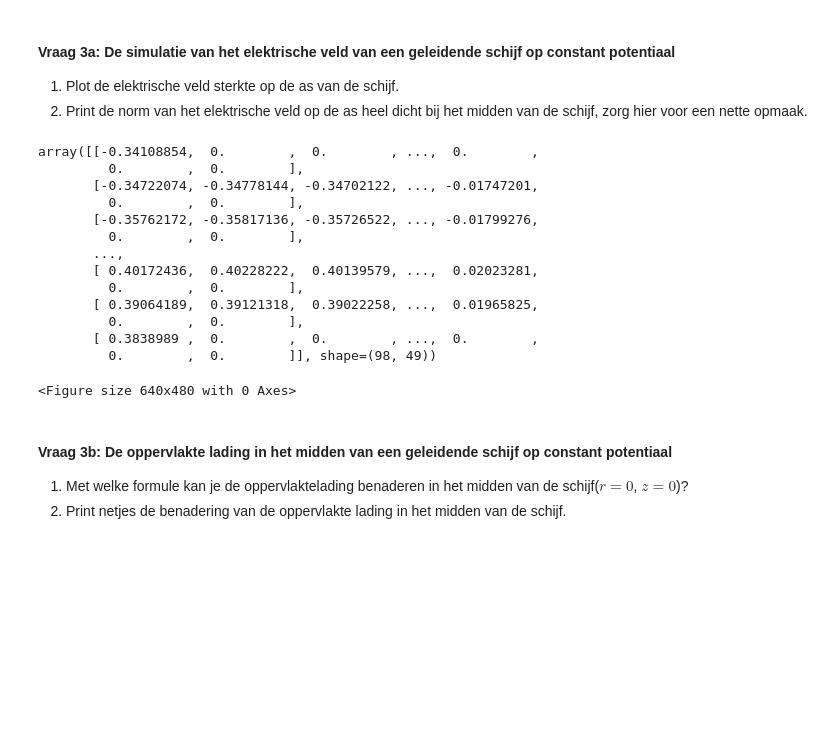
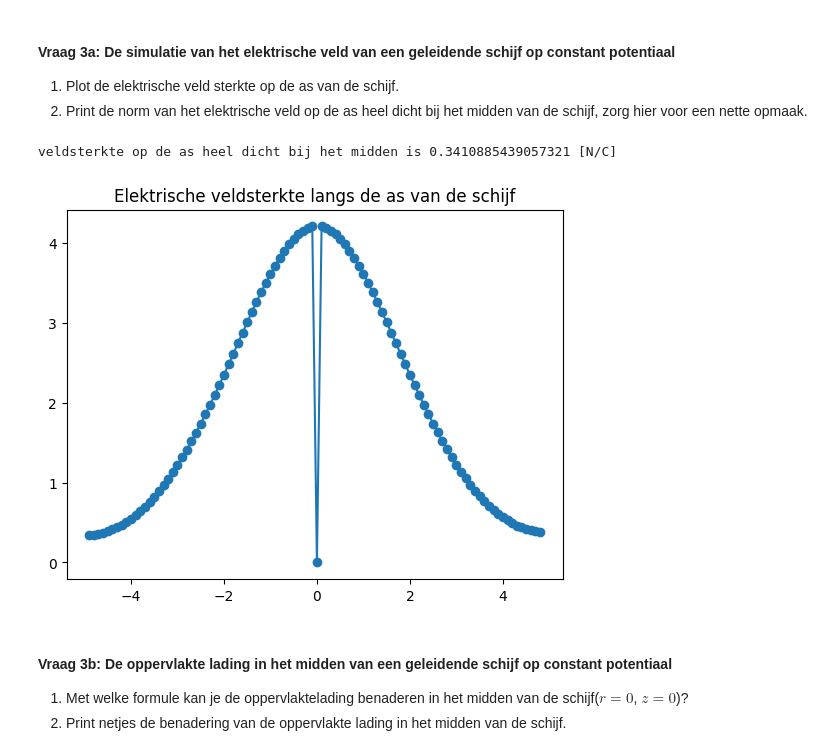
Before and after one commit to sdwijnands/opdrachten-DEF-D, a Jupyter notebook: DigitaleOntwerpopdrachten/1CondensatorOpdracht/CondensatorOntwerpopdracht.ipynb, the cells around one changed output. Cells and saved outputs as stored; diff of their text form; code cells hidden in the pictures; blank space fills up the shorter version.

```diff
--- a/DigitaleOntwerpopdrachten/1CondensatorOpdracht/CondensatorOntwerpopdracht.ipynb
+++ b/DigitaleOntwerpopdrachten/1CondensatorOpdracht/CondensatorOntwerpopdracht.ipynb
@@ -377,23 +377,15 @@ plot_results_disk(Ez, Er, normE, V, r, z, grid_step, disk_radius, z_pos_disk1, z
 # %%
 ###
 ###Jouw code hier###
 ###
 plt.figure()
+plt.title('Elektrische veldsterkte langs de as van de schijf')
+plt.plot(z_for_E,normE[:,0],'o-')
+E_midden = normE[:,0][0]
+print('veldsterkte op de as heel dicht bij het midden is',E_midden,'[N/C]')
 # %% [output]
-array([[-0.34108854,  0.        ,  0.        , ...,  0.        ,
-         0.        ,  0.        ],
-       [-0.34722074, -0.34778144, -0.34702122, ..., -0.01747201,
-         0.        ,  0.        ],
-       [-0.35762172, -0.35817136, -0.35726522, ..., -0.01799276,
-         0.        ,  0.        ],
-       ...,
-       [ 0.40172436,  0.40228222,  0.40139579, ...,  0.02023281,
-         0.        ,  0.        ],
-       [ 0.39064189,  0.39121318,  0.39022258, ...,  0.01965825,
-         0.        ,  0.        ],
-       [ 0.3838989 ,  0.        ,  0.        , ...,  0.        ,
-         0.        ,  0.        ]], shape=(98, 49))
+veldsterkte op de as heel dicht bij het midden is 0.3410885439057321 [N/C]
-<Figure size 640x480 with 0 Axes>
+[figure, added]
 # %% [markdown]
 #### Vraag 3b: De oppervlakte lading in het midden van een geleidende schijf op constant potentiaal
 
```
Also changed, not shown: parts of 1 cell of this notebook.
